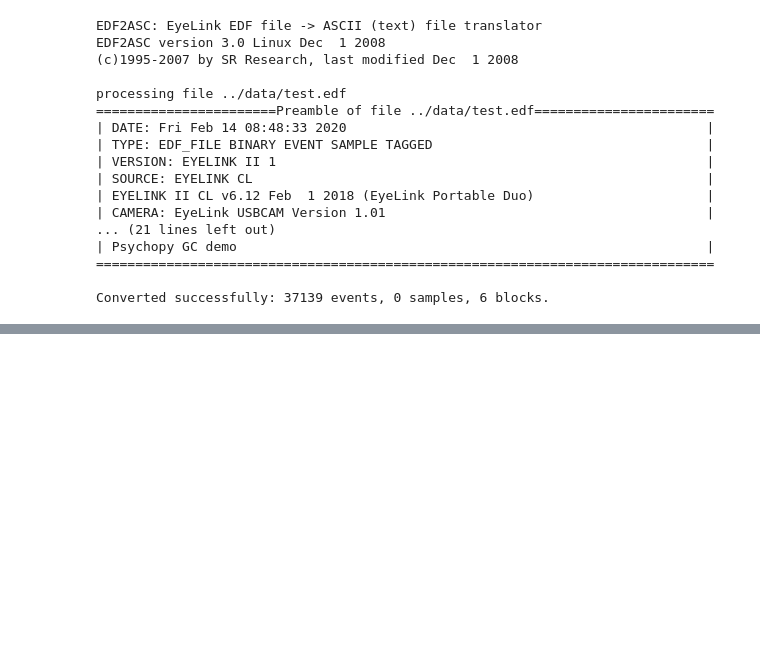
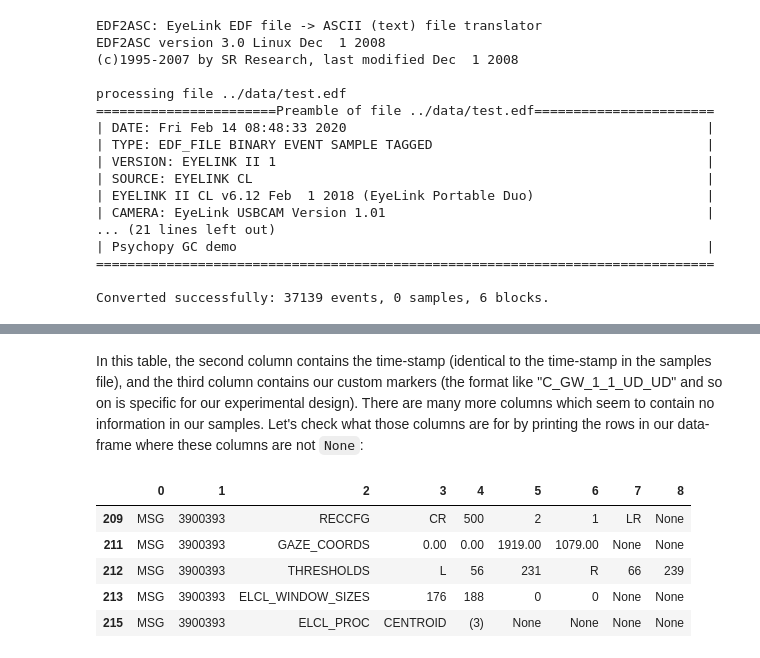
Before and after one commit to ihrke/pypillometry, a Jupyter notebook: docs/importdata.ipynb, the cells around one changed output, grey strips where cells are left out. Saved outputs shown, nothing was run; the diff lists cells and outputs as text; code cells hidden in the pictures; blank space fills up the shorter version.

```diff
--- a/docs/importdata.ipynb
+++ b/docs/importdata.ipynb
@@ -87,0 +180,11 @@ res.status_code
+# %% [markdown]
+In this table, the second column contains the time-stamp (identical to the time-stamp in the samples file), and the third column contains our custom markers (the format like "C_GW_1_1_UD_UD" and so on is specific for our experimental design). There are many more columns which seem to contain no information in our samples. Let's check what those columns are for by printing the rows in our data-frame where these columns are not `None`:
+# %%
+df_ev[np.array(df_ev[4])!=None].head()
+# %% [output]
+|  | 0 | 1 | 2 | 3 | 4 | 5 | 6 | 7 | 8 |
+| 209 | MSG | 3900393 | RECCFG | CR | 500 | 2 | 1 | LR | None |
+| 211 | MSG | 3900393 | GAZE_COORDS | 0.00 | 0.00 | 1919.00 | 1079.00 | None | None |
+| 212 | MSG | 3900393 | THRESHOLDS | L | 56 | 231 | R | 66 | 239 |
+| 213 | MSG | 3900393 | ELCL_WINDOW_SIZES | 176 | 188 | 0 | 0 | None | None |
+| 215 | MSG | 3900393 | ELCL_PROC | CENTROID | (3) | None | None | None | None |
```
Also changed, not shown: parts of 36 cells of this notebook, 22 other files.
